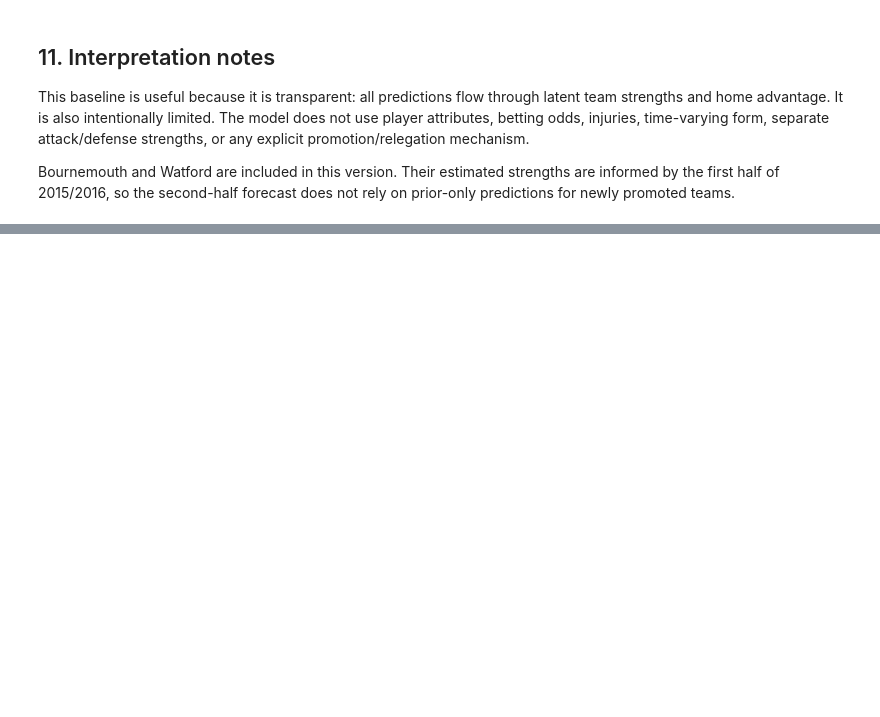
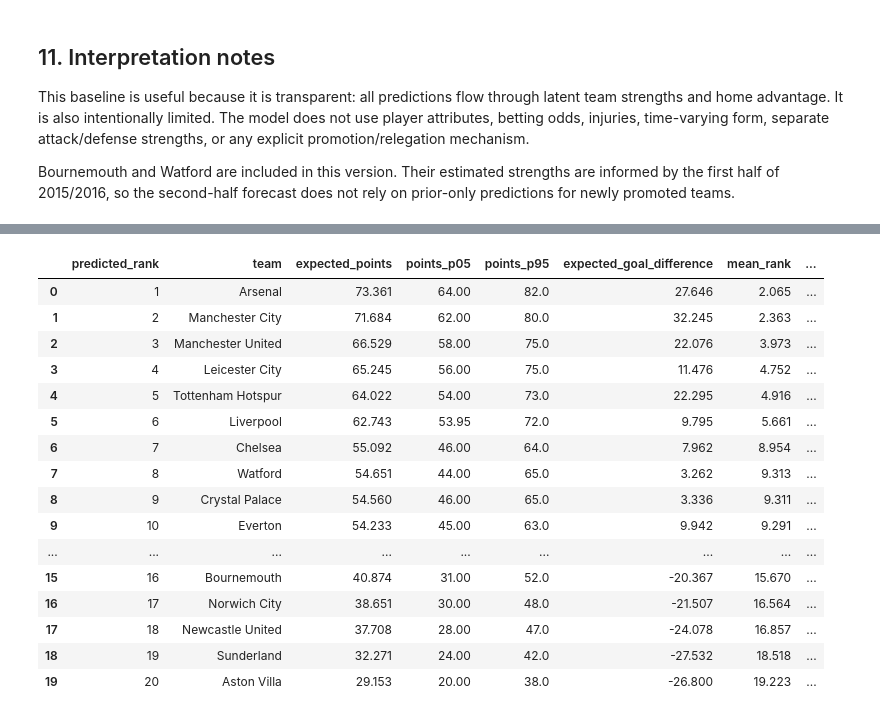
Before and after one commit to Hamdermadsik/Project_MBML, a Jupyter notebook: notebooks/Baseline.ipynb, the cells around one changed output, grey strips where cells are left out. Drawn from its saved outputs; the diff is of its cells as text; code cells hidden in the pictures; blank space fills up the shorter version.

```diff
--- a/notebooks/Baseline.ipynb
+++ b/notebooks/Baseline.ipynb
@@ -857,0 +1312,89 @@ Bournemouth and Watford are included in this version. Their estimated strengths
+# %%
+dynamic_simulated_table_rows = []
+
+for sample_id in range(DYNAMIC_NUM_POSTERIOR_SAMPLES):
+    table = empty_table(retained_2015_teams)
+
+    for row in first_half_2015_df.itertuples(index=False):
+        add_result(table, row.home_team, row.away_team, row.home_team_goal, row.away_team_goal)
+
+    for match_idx, row in enumerate(second_half_2015_df.itertuples(index=False)):
+        add_result(
+            table,
+            row.home_team,
+            row.away_team,
+            dynamic_home_goal_samples[sample_id, match_idx],
+            dynamic_away_goal_samples[sample_id, match_idx],
+        )
+
+    sample_table = rank_table(pd.DataFrame(table.values()))
+    assert (sample_table["played"] == 38).all(), "Every dynamic simulated team should have 38 matches."
+    sample_table["sample_id"] = sample_id
+    dynamic_simulated_table_rows.append(sample_table)
+
+dynamic_simulated_tables = pd.concat(dynamic_simulated_table_rows, ignore_index=True)
+
+dynamic_predicted_final_table = (
+    dynamic_simulated_tables.groupby("team")
+    .agg(
+        expected_points=("points", "mean"),
+        points_p05=("points", lambda x: np.quantile(x, 0.05)),
+        points_p95=("points", lambda x: np.quantile(x, 0.95)),
+        expected_goal_difference=("goal_difference", "mean"),
+        mean_rank=("rank", "mean"),
+        rank_p05=("rank", lambda x: np.quantile(x, 0.05)),
+        rank_p95=("rank", lambda x: np.quantile(x, 0.95)),
+        title_probability=("rank", lambda x: np.mean(x == 1)),
+        top4_probability=("rank", lambda x: np.mean(x <= 4)),
+    )
+    .reset_index()
+)
+
+dynamic_predicted_final_table = dynamic_predicted_final_table.merge(
+    actual_final_table[["team", "rank", "points", "goal_difference"]].rename(
+        columns={
+            "rank": "actual_rank",
+            "points": "actual_points",
+            "goal_difference": "actual_goal_difference",
+        }
+    ),
+    on="team",
+    how="left",
+)
+dynamic_predicted_final_table["points_error"] = (
+    dynamic_predicted_final_table["expected_points"]
+    - dynamic_predicted_final_table["actual_points"]
+)
+dynamic_predicted_final_table["rank_error"] = (
+    dynamic_predicted_final_table["mean_rank"]
+    - dynamic_predicted_final_table["actual_rank"]
+)
+dynamic_predicted_final_table = dynamic_predicted_final_table.sort_values(
+    ["expected_points", "expected_goal_difference", "team"],
+    ascending=[False, False, True],
+).reset_index(drop=True)
+dynamic_predicted_final_table.insert(
+    0,
+    "predicted_rank",
+    np.arange(1, len(dynamic_predicted_final_table) + 1),
+)
+
+display(dynamic_predicted_final_table)
+# %% [output]
+|  | predicted_rank | team | expected_points | points_p05 | points_p95 | expected_goal_difference | mean_rank | ... |
+| 0 | 1 | Arsenal | 73.361 | 64.00 | 82.0 | 27.646 | 2.065 | ... |
+| 1 | 2 | Manchester City | 71.684 | 62.00 | 80.0 | 32.245 | 2.363 | ... |
+| 2 | 3 | Manchester United | 66.529 | 58.00 | 75.0 | 22.076 | 3.973 | ... |
+| 3 | 4 | Leicester City | 65.245 | 56.00 | 75.0 | 11.476 | 4.752 | ... |
+| 4 | 5 | Tottenham Hotspur | 64.022 | 54.00 | 73.0 | 22.295 | 4.916 | ... |
+| 5 | 6 | Liverpool | 62.743 | 53.95 | 72.0 | 9.795 | 5.661 | ... |
+| 6 | 7 | Chelsea | 55.092 | 46.00 | 64.0 | 7.962 | 8.954 | ... |
+| 7 | 8 | Watford | 54.651 | 44.00 | 65.0 | 3.262 | 9.313 | ... |
+| 8 | 9 | Crystal Palace | 54.560 | 46.00 | 65.0 | 3.336 | 9.311 | ... |
+| 9 | 10 | Everton | 54.233 | 45.00 | 63.0 | 9.942 | 9.291 | ... |
+| ... | ... | ... | ... | ... | ... | ... | ... | ... |
+| 15 | 16 | Bournemouth | 40.874 | 31.00 | 52.0 | -20.367 | 15.670 | ... |
+| 16 | 17 | Norwich City | 38.651 | 30.00 | 48.0 | -21.507 | 16.564 | ... |
+| 17 | 18 | Newcastle United | 37.708 | 28.00 | 47.0 | -24.078 | 16.857 | ... |
+| 18 | 19 | Sunderland | 32.271 | 24.00 | 42.0 | -27.532 | 18.518 | ... |
+| 19 | 20 | Aston Villa | 29.153 | 20.00 | 38.0 | -26.800 | 19.223 | ... |
```
Also changed, not shown: parts of 17 cells of this notebook, 1 other file.
